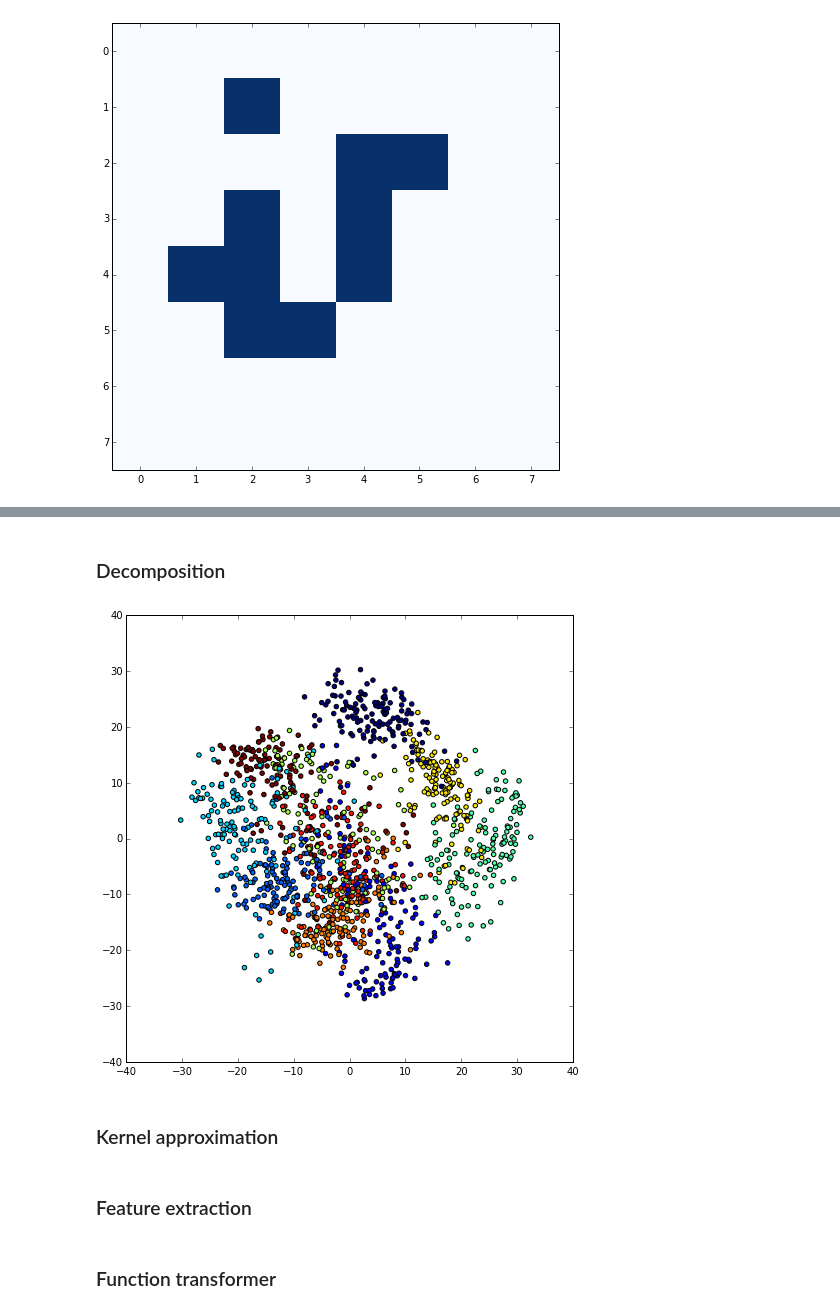
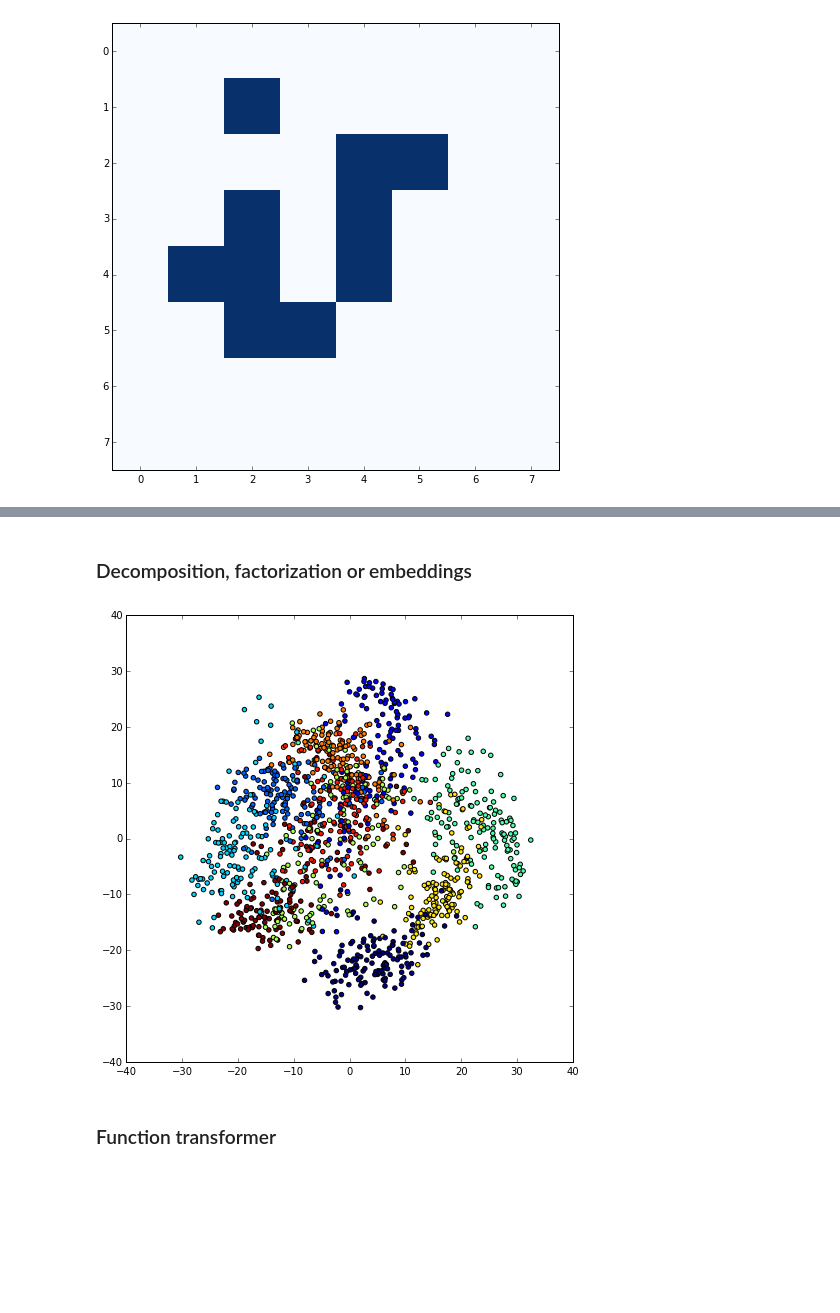
Before and after one commit to glouppe/tutorials-scikit-learn, a Jupyter notebook: An introduction to Machine Learning with Scikit-Learn.ipynb, the cells around one changed output, grey strips where cells are left out. Drawn from its saved outputs; the diff is of its cells as text; code cells hidden in the pictures; blank space fills up the shorter version.

```diff
--- a/An introduction to Machine Learning with Scikit-Learn.ipynb
+++ b/An introduction to Machine Learning with Scikit-Learn.ipynb
@@ -708,17 +738,15 @@ Shape = (1347, 10)
 # %% [markdown]
-### Decomposition
+### Decomposition, factorization or embeddings
 # %%
 # Compute decomposition
-from sklearn.decomposition import PCA, KernelPCA
-tf = KernelPCA(n_components=2)
+from sklearn.decomposition import PCA
+tf = PCA(n_components=2)
 Xt_train = tf.fit_transform(X_train)
 
 # Plot
 plt.scatter(Xt_train[:, 0], Xt_train[:, 1], c=y_train)
 plt.show()
 
-# See also: KernelPCA, NMF, FastICA, ...
+# See also: KernelPCA, NMF, FastICA, Kernel approximations, manifold learning, etc
 # %% [output]
-[figure, old version]
+[figure, new version]
-# %% [markdown]
-### Kernel approximation
@@ -727,2 +752,0 @@ plt.show()
-# %% [markdown]
-### Feature extraction
```
Also changed, not shown: parts of 32 cells of this notebook.
